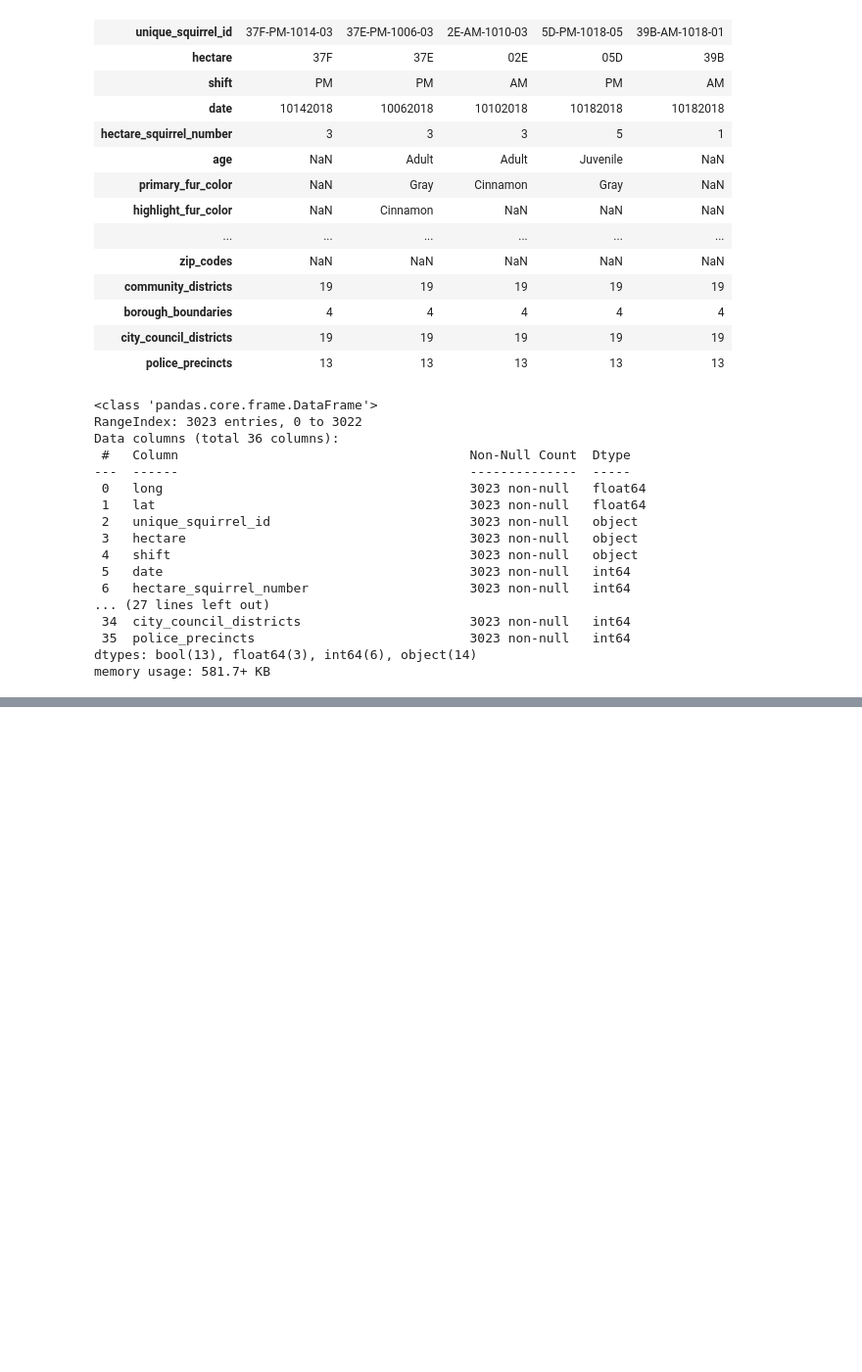
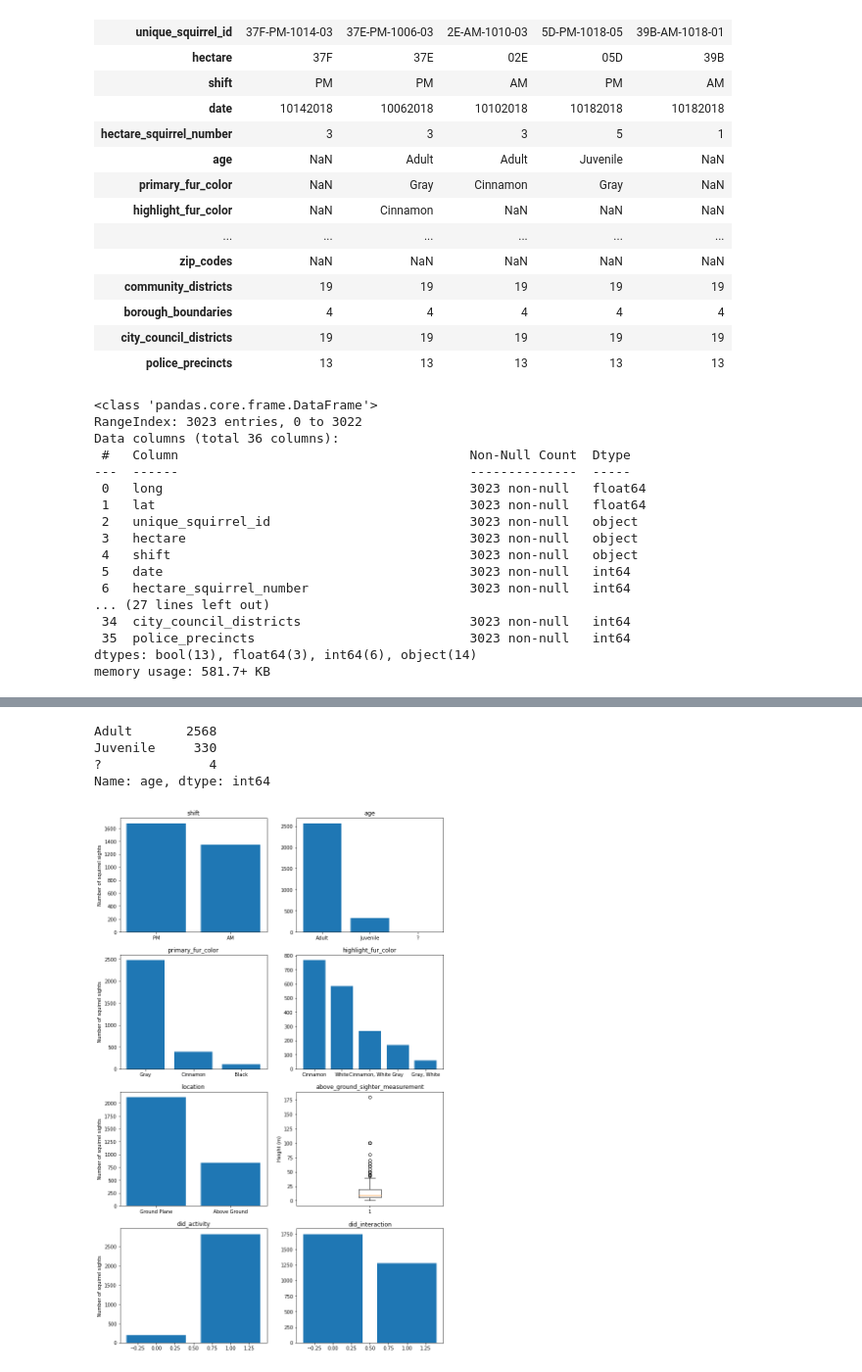
Before and after one commit to TheKompot/MAD, a Jupyter notebook: EDA.ipynb, the cells around one changed output, grey strips where cells are left out. Shown: that part at 98% size. Saved outputs shown, nothing was run; the diff lists cells and outputs as text; code cells hidden in the pictures; blank space fills up the shorter version.

```diff
--- a/EDA.ipynb
+++ b/EDA.ipynb
@@ -54,0 +55,2 @@ data = data[['long','lat','unique_squirrel_id','shift','date','age','primary_fur
+# %%
+df['date'] = pd.to_datetime(data['date'],format="%m%d%Y")
@@ -54,0 +63,2 @@ data = data[['long','lat','unique_squirrel_id','shift','date','age','primary_fur
+# %%
+df['above_ground_sighter_measurement'] = df['above_ground_sighter_measurement'].replace("FALSE",np.nan).astype('float')
@@ -54,0 +71,3 @@ data = data[['long','lat','unique_squirrel_id','shift','date','age','primary_fur
+# %%
+df['did_activity'] = np.any(data[['running','chasing','climbing','eating','foraging']],axis=1)
+df['did_interaction'] = np.any(data[['kuks','quaas','moans','tail_flags','tail_twitches','approaches','runs_from']],axis=1)
@@ -54,0 +109,24 @@ data = data[['long','lat','unique_squirrel_id','shift','date','age','primary_fur
+# %%
+l=['shift','age','primary_fur_color','highlight_fur_color','location','above_ground_sighter_measurement','did_activity','did_interaction']
+# %%
+df['age'].value_counts()
+# %% [output]
+Adult       2568
+Juvenile     330
+?              4
+Name: age, dtype: int64
+# %%
+fig,ax = plt.subplots(4,2,figsize=(6*2,5*4))
+for i in range(4):
+    for j in range(2):
+        ax[i,j].set_title(l[i*2+j])
+        if l[i*2+j] == 'above_ground_sighter_measurement':
+            ax[i,j].boxplot(df[l[i*2+j]].dropna())
+            ax[i,j].set_ylabel('Height (m)')
+        else:
+            ax[i,j].bar(df[l[i*2+j]].value_counts().head().index,df[l[i*2+j]].value_counts().head())
+        if(j == 0):
+            ax[i,j].set_ylabel('Number of squirrel sights')
+plt.show()
+# %% [output]
+[figure, added]
```
Also changed, not shown: parts of 10 cells of this notebook.
